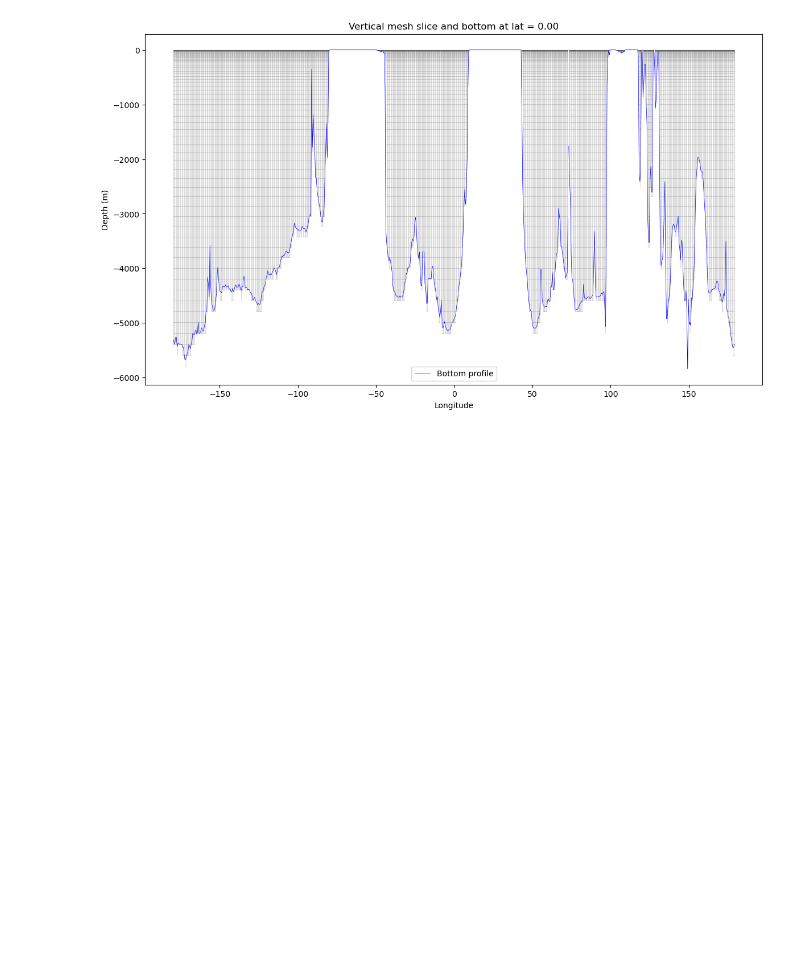
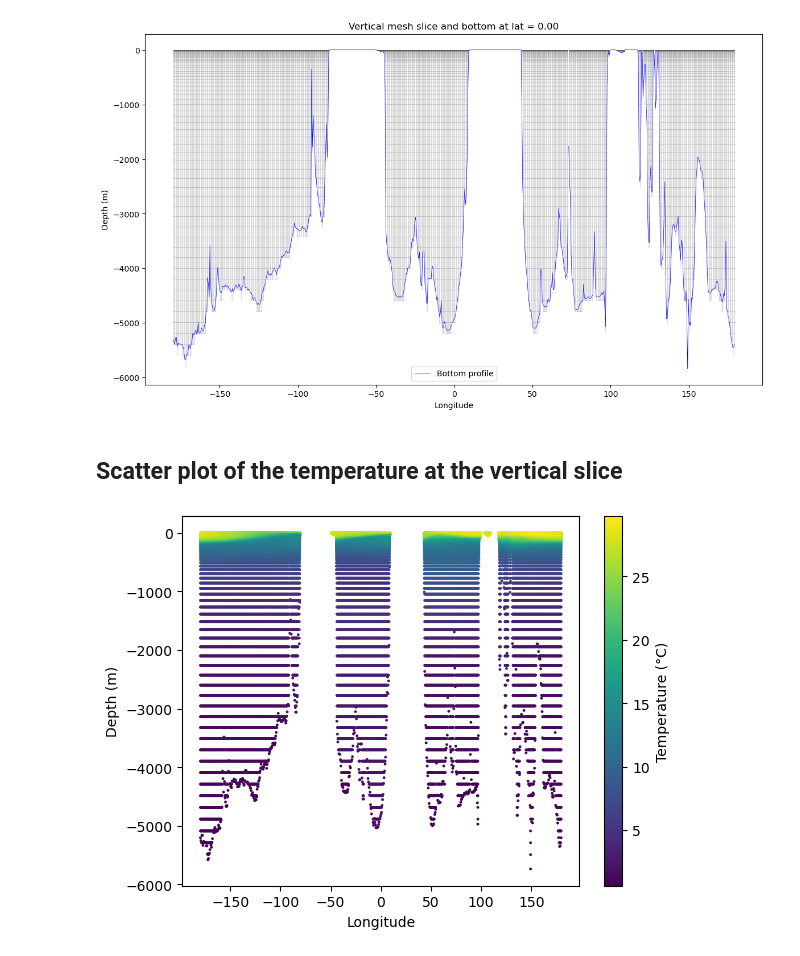
Before and after one commit to gantz-thomas-gantz/NEMOCheck, a Jupyter notebook: src/understanding/mesh.ipynb, the cells around one changed output. Drawn from its saved outputs; the diff is of its cells as text; code cells hidden in the pictures; blank space fills up the shorter version.

Commit message:
cleaned mesh.ipynb

```diff
--- a/src/understanding/mesh.ipynb
+++ b/src/understanding/mesh.ipynb
@@ -11,5 +16,5 @@ import matplotlib.pyplot as plt
 # %% [markdown]
 ## Data
 # %%
-mesh = xr.open_dataset('../data/model/orca05l75_domain_cfg_nemov5_10m.nc')
-model = xr.open_dataset('../data/model/nemo00_1m_201001_202212_Eq.nc')
+mesh = xr.open_dataset('../../data/model/orca05l75_domain_cfg_nemov5_10m.nc')
+model = xr.open_dataset('../../data/model/nemo00_1m_201001_202212_Eq.nc')
@@ -36,3 +22,0 @@ Data variables: (12/33)
-# %%
-x=100
-y=0
@@ -75,15 +23,25 @@ array([  73.25,   73.75,   74.25,   74.75,   75.25,   75.75,   76.25,
 # %%
+# Loop over selected y and x grid points
 for y in [0, 100, 200, 300]:
     for x in [0, 100, 200, 200]:
         print("y =", y, "x =", x)
+
+        # Get bottom level index at (y, x)
         levels = mesh.bottom_level.sel(y=y, x=x).values
-        depth = 0.0
-        levels = mesh.bottom_level.sel(y=y, x=x).values
+
+        depth = 0.0  # Initialize total depth
+
         if levels > 0:
+            # Sum layer thicknesses from level 0 to level-2
             for i in range(levels - 1):
                 depth += mesh.e3t_1d.isel(nav_lev=i).values
+
+            # Add last layer thickness from 3D field
             depth += mesh.e3t_0.sel(y=y, x=x).isel(nav_lev=levels - 1).values
+
         print("calculated depth =", depth)
+
+        # Compare against actual bathymetry
         print("bathymetry =", mesh.bathy_metry.sel(y=y, x=x).values)
         print("################")
 # %% [output]
@@ -150,45 +125,39 @@ plt.legend()
 plt.show()
 # %% [output]
 [figure]
+# %% [markdown]
+## Scatter plot of the temperature at the vertical slice
 # %%
-y = 249
-nx = mesh.sizes["x"]
-nlev = mesh.sizes["nav_lev"]
-bottom_levels = mesh.bottom_level.sel(y=y).values  # shape (nx,)
-
-valid_mask = np.zeros((nlev, nx), dtype=bool)
-for x in range(nx):
-    valid_mask[:bottom_levels[x], x] = True
-
-
 # Create 2D longitude array by repeating the 1D longitude values across depth levels
 lon2d = np.tile(model.nav_lon_grid_T.values, (nlev, 1))[valid_mask]
 
 # Initialize a 2D depth array with nominal depth values (shape: [nlev, nx])
 depth2d = np.repeat(model.deptht.values[:, np.newaxis], nx, axis=1)
 
 # Adjust depth at the bottom level using vertical thickness (e3t_0) from the mesh
 for x in range(nx):
     level = bottom_levels[x]
     if level > 0:  # skip land or invalid points
         if level > 1:
             # Add the vertical thickness to the depth just above
             thickness = mesh.e3t_0.sel(y=y, x=x).isel(nav_lev=level - 1).values
             depth2d[level - 1, x] = depth2d[level - 2, x] + thickness
         else:
             # At the surface, just use the thickness
             depth2d[level - 1, x] = mesh.e3t_0.sel(y=y, x=x).isel(nav_lev=level - 1).values
 
 # Flip depth to positive-downward convention and mask invalid points
 depth1d = -depth2d[valid_mask]
 
 # Extract valid temperature values
 T = (model["to"].isel(time_counter=0, y_grid_T=0).values)
 T1d = T[valid_mask]
 
 # Plot temperature vs. longitude and depth
 plt.scatter(lon2d, depth1d, c=T1d, s=1)
 plt.xlabel("Longitude")
 plt.ylabel("Depth (m)")
 plt.colorbar(label="Temperature (°C)")
 plt.show()
+# %% [output]
+[figure, added]
```
Also changed, not shown: parts of 10 cells of this notebook.
